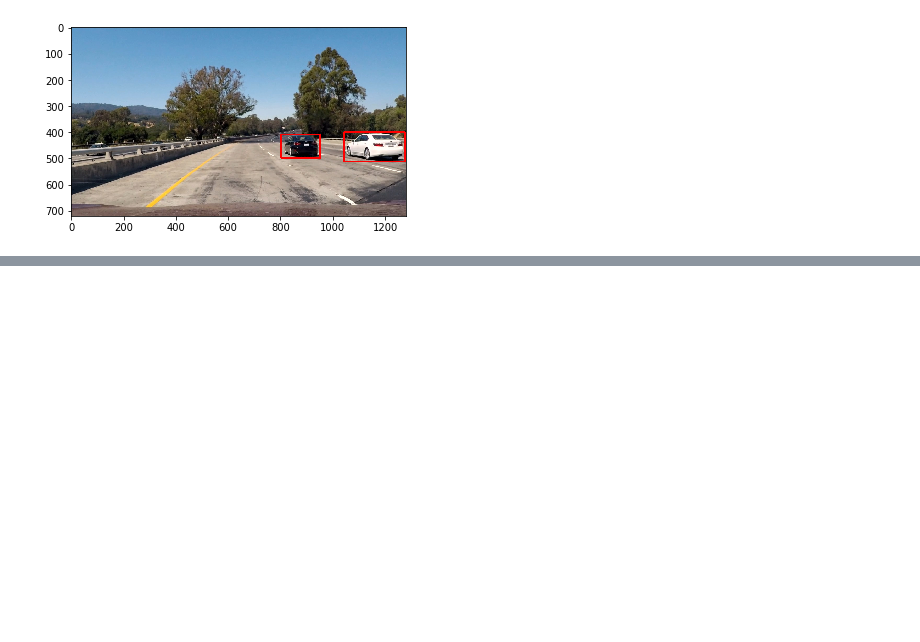
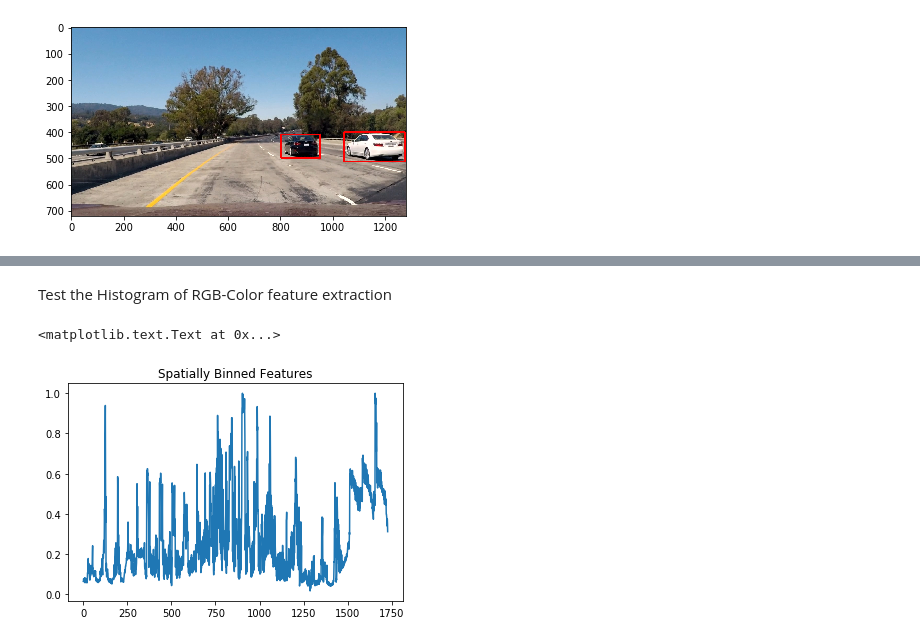
Before and after one commit to vinny-palumbo/AutonomousCars-VehicleDetection, a Jupyter notebook: pipeline.ipynb, the cells around one changed output, grey strips where cells are left out. Saved outputs shown, nothing was run; the diff lists cells and outputs as text; code cells hidden in the pictures; blank space fills up the shorter version.

```diff
--- a/pipeline.ipynb
+++ b/pipeline.ipynb
@@ -67,0 +71,19 @@ plt.imshow(result)
+# %%
+def bin_spatial(img, color_space='RGB', size=(24, 24)):
+    # Convert image to new color space (if specified)
+    if color_space != 'RGB':
+        if color_space == 'HSV':
+            feature_image = cv2.cvtColor(img, cv2.COLOR_RGB2HSV)
+        elif color_space == 'LUV':
+            feature_image = cv2.cvtColor(img, cv2.COLOR_RGB2LUV)
+        elif color_space == 'HLS':
+            feature_image = cv2.cvtColor(img, cv2.COLOR_RGB2HLS)
+        elif color_space == 'YUV':
+            feature_image = cv2.cvtColor(img, cv2.COLOR_RGB2YUV)
+        elif color_space == 'YCrCb':
+            feature_image = cv2.cvtColor(img, cv2.COLOR_RGB2YCrCb)
+    else: feature_image = np.copy(img)
+    # Use cv2.resize().ravel() to create the feature vector
+    features = cv2.resize(feature_image, size).ravel()
+    # Return the feature vector
+    return features
@@ -67,0 +100,11 @@ plt.imshow(result)
+# %% [markdown]
+Test the Histogram of RGB-Color feature extraction
+# %%
+feature_vec = bin_spatial(test_vehicule_image, color_space='RGB')
+
+# Plot features
+plt.plot(feature_vec)
+plt.title('Spatially Binned Features')
+# %% [output]
+<matplotlib.text.Text at 0x...>
+[figure, added]
```
Also changed, not shown: parts of 8 cells of this notebook, 6 other files.
